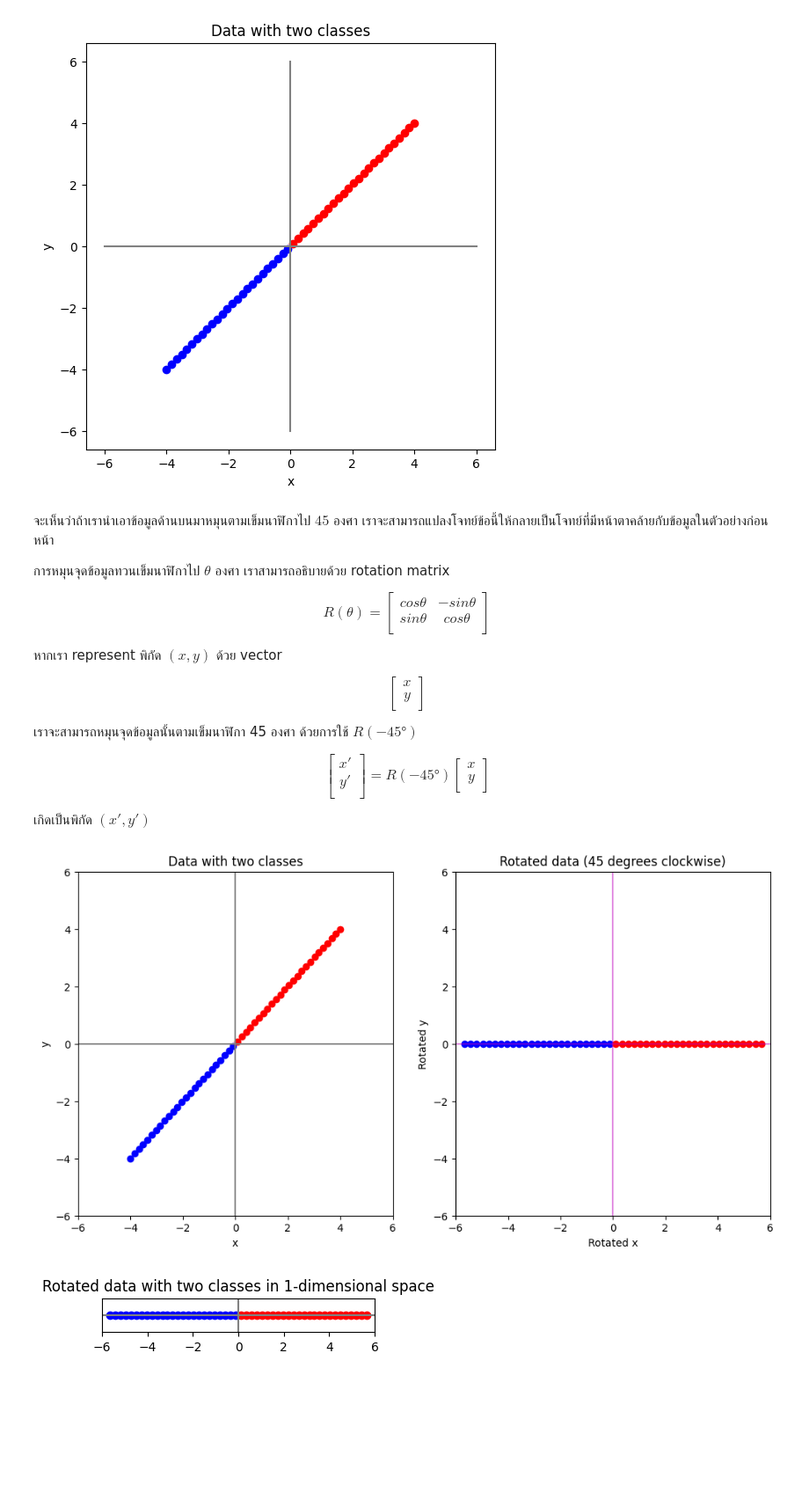
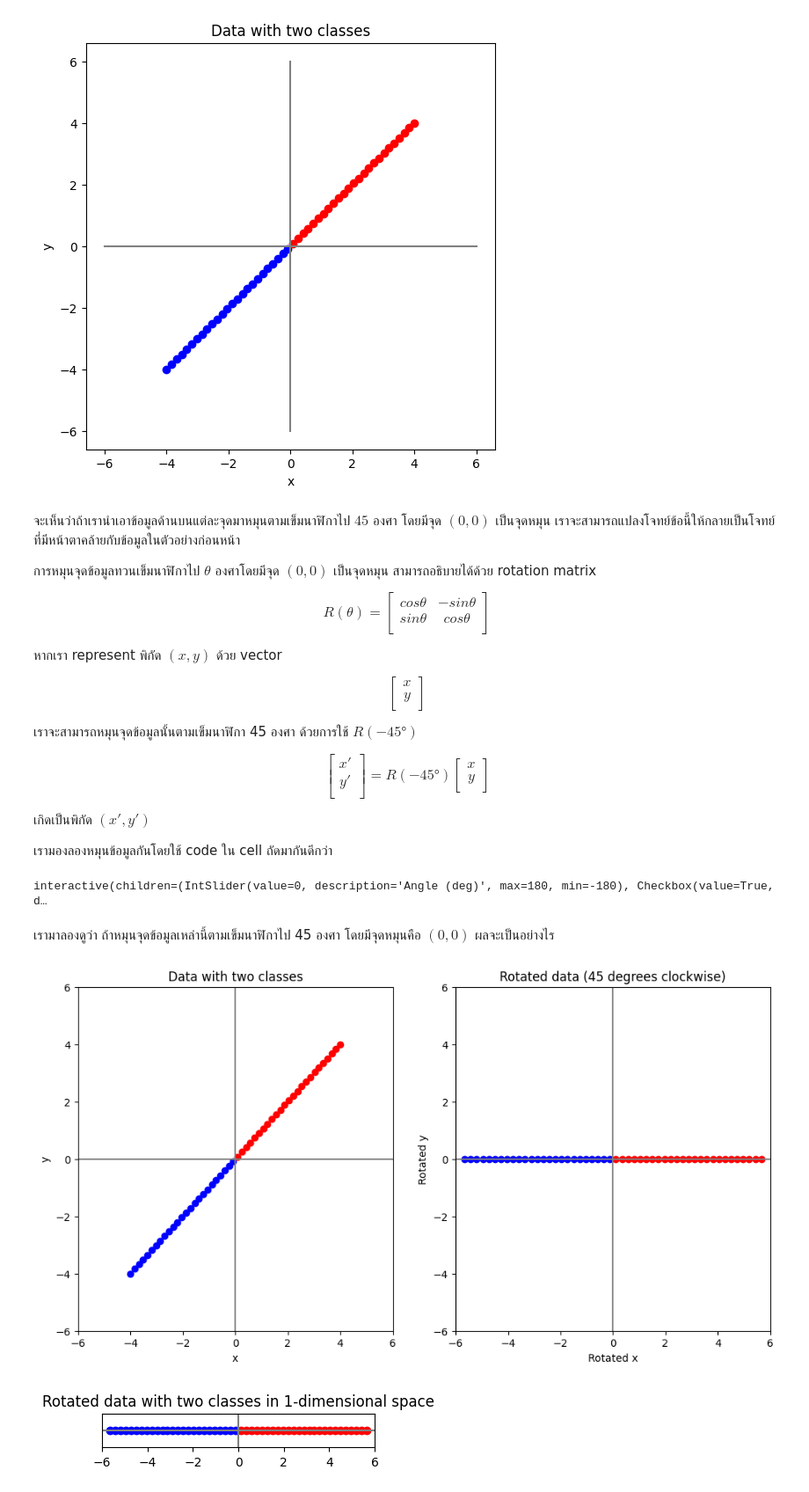
Before and after one commit to ichatnun/brainCodeCamp2023, a Jupyter notebook: Fundamentals/DimensionalityReduction/dim_reduct_part1_intro.ipynb, the cells around one changed output. Shown: that part at 88% size. Drawn from its saved outputs; the diff is of its cells as text; code cells hidden in the pictures; blank space fills up the shorter version.

Commit message:
Add interactive plot

```diff
--- a/Fundamentals/DimensionalityReduction/dim_reduct_part1_intro.ipynb
+++ b/Fundamentals/DimensionalityReduction/dim_reduct_part1_intro.ipynb
@@ -150,9 +152,9 @@ plt.show()
 # %% [output]
 [figure]
 # %% [markdown]
-จะเห็นว่าถ้าเรานำเอาข้อมูลด้านบนมาหมุนตามเข็มนาฬิกาไป $45$ องศา เราจะสามารถแปลงโจทย์ข้อนี้ให้กลายเป็นโจทย์ที่มีหน้าตาคล้ายกับข้อมูลในตัวอย่างก่อนหน้า
+จะเห็นว่าถ้าเรานำเอาข้อมูลด้านบนแต่ละจุดมาหมุนตามเข็มนาฬิกาไป $45$ องศา โดยมีจุด $(0,0)$ เป็นจุดหมุน เราจะสามารถแปลงโจทย์ข้อนี้ให้กลายเป็นโจทย์ที่มีหน้าตาคล้ายกับข้อมูลในตัวอย่างก่อนหน้า
 
-การหมุนจุดข้อมูลทวนเข็มนาฬิกาไป $\theta$ องศา เราสามารถอธิบายด้วย rotation matrix
+การหมุนจุดข้อมูลทวนเข็มนาฬิกาไป $\theta$ องศาโดยมีจุด $(0,0)$ เป็นจุดหมุน สามารถอธิบายได้ด้วย rotation matrix
 
 $$
   R(θ) =
@@ -187,15 +189,46 @@ $$
 $$
 
 เกิดเป็นพิกัด $(x',y')$
+
+เรามองลองหมุนข้อมูลกันโดยใช้ code ใน cell ถัดมากันดีกว่า
+# %%
+def rotate_counterclockwise(data, degree):
+
+  # สร้าง rotation matrix R ที่ทำหน้าที่ใช้หมุนพิกัดตามเข็มนาฬิกา
+  R = np.array([[np.cos(degree), -np.sin(degree)],
+                [np.sin(degree), np.cos(degree)]])
+
+  return np.transpose(np.matmul(R, np.transpose(data)))
+
+
+@widgets.interact(angle_counter_clock_degree=widgets.IntSlider(0, min=-180, max=180, description='Angle (deg)'),
+                  show_original=widgets.Checkbox(True, description='Show original data'))
+def plot_rotated_results(angle_counter_clock_degree, show_original):
+
+    # ทำการหมุนข้อมูล
+    data_rot = rotate_counterclockwise(data, angle_counter_clock_degree*(np.pi/180))
+
+    # สร้าง figure
+    fig, ax = plt.subplots(figsize=(6,6))
+
+    # Plot ข้อมูล x, y ที่มีอยู่ด้วยสีน้ำเงิน
+    ax.scatter(data_rot[data[:,0] < 0, 0], data_rot[data[:,0] < 0, 1], c='b') # Plot จุดข้อมูลที่เป็น class 1
+    ax.scatter(data_rot[data[:,0] > 0, 0], data_rot[data[:,0] > 0, 1], c='r') # Plot จุดข้อมูลที่เป็น class 2
+    ax.plot([0, 0], [-6.0, 6.0], c="m", alpha=0.5) # Plot แกน y ที่ถูกหมุน
+    ax.plot([-6.0, 6.0], [0, 0], c="m", alpha=0.5) # Plot แกน x ที่ถูกหมุน
+
+
+    if show_original:
+        ax.scatter(data[data[:,0] < 0, 0], data[data[:,0] < 0, 1], c='b', alpha=0.1) # Plot จุดข้อมูลที่เป็น class 1
+        ax.scatter(data[data[:,0] > 0, 0], data[data[:,0] > 0, 1], c='r', alpha=0.1) # Plot จุดข้อมูลที่เป็น class 2
+
+    ax.set_title(f"Data rotated by {angle_counter_clock_degree} degrees (counter-clockwise centered at (0,0))")
+    plt.show()
+# %% [output]
+interactive(children=(IntSlider(value=0, description='Angle (deg)', max=180, min=-180), Checkbox(value=True, d…
+# %% [markdown]
+เรามาลองดูว่า ถ้าหมุนจุดข้อมูลเหล่านี้ตามเข็มนาฬิกาไป 45 องศา โดยมีจุดหมุนคือ $(0,0)$ ผลจะเป็นอย่างไร
 # %%
-def rotate_counterclockwise(data, degree):
-
-  # สร้าง rotation matrix R ที่ทำหน้าที่ใช้หมุนพิกัดตามเข็มนาฬิกา
-  R = np.array([[np.cos(degree), -np.sin(degree)],
-                [np.sin(degree), np.cos(degree)]])
-
-  return np.transpose(np.matmul(R, np.transpose(data)))
-
 # ใช้ rotation matrix คำนวณพิกัดใหม่ของจุดทั้งหมด
 data_rot45 = rotate_counterclockwise(data, -np.pi/4)
 
@@ -210,36 +243,36 @@ ax[0].scatter(data[data[:,0] < 0, 0], data[data[:,0] < 0, 1], c='b') # Plot จ
 ax[0].scatter(data[data[:,0] > 0, 0], data[data[:,0] > 0, 1], c='r') # Plot จุดข้อมูลที่เป็น class 2
 ax[0].plot([0, 0], y_disp, c="grey") # Plot แกน y
 ax[0].plot(x_disp, [0, 0], c="grey") # Plot แกน x
 ax[0].set(xlabel="x", ylabel="y")
 ax[0].set_title("Data with two classes")
 
 
 # แสดงรูปหลังหมุนข้อมูลตามเข็มนาฬิกาไป 45 องศา
 ax[1].scatter(data_rot45[data[:,0] < 0, 0], data_rot45[data[:,0] < 0, 1], c='b') # Plot จุดข้อมูลที่เป็น class 1
 ax[1].scatter(data_rot45[data[:,0] > 0, 0], data_rot45[data[:,0] > 0, 1], c='r') # Plot จุดข้อมูลที่เป็น class 2
-ax[1].plot([0, 0], y_disp, c="m", alpha=0.5) # Plot แกน y ที่ถูกหมุน
-ax[1].plot(x_disp, [0, 0], c="m", alpha=0.5) # Plot แกน x ที่ถูกหมุน
+ax[1].plot([0, 0], y_disp, c="grey") # Plot แกน y
+ax[1].plot(x_disp, [0, 0], c="grey") # Plot แกน x
 ax[1].set(xlabel="Rotated x", ylabel="Rotated y")
 ax[1].set_title("Rotated data (45 degrees clockwise)")
 
 plt.setp(ax, xlim=x_disp, ylim=y_disp)
 
 # Plot ข้อมูลที่ลดมิติมาแล้ว
 plt.figure(figsize=(4, 0.5))
 plt.scatter(data_rot45[data[:,0] < 0, 0], np.zeros_like(data_rot45[data[:,0] < 0, 0]), c='b') # Plot จุดข้อมูลที่เป็น class 1
 plt.scatter(data_rot45[data[:,0] > 0, 0], np.zeros_like(data_rot45[data[:,0] > 0, 0]), c='r') # Plot จุดข้อมูลที่เป็น class 2
 plt.plot([0, 0], y_disp, c="grey") # Plot แกน y
 plt.plot(x_disp, [0, 0], c="grey") # Plot แกน x
 plt.xlim(x_disp)
 plt.ylim(-0.5, 0.5)
 plt.title("Rotated data with two classes in 1-dimensional space")
 plt.yticks([])
 plt.show()
 
 
 plt.show()
 # %% [output]
-[figure, old version]
+[figure, new version]
 [figure]
 # %% [markdown]
 มีข้อสังเกตดังนี้
```
Also changed, not shown: parts of 6 cells of this notebook.
